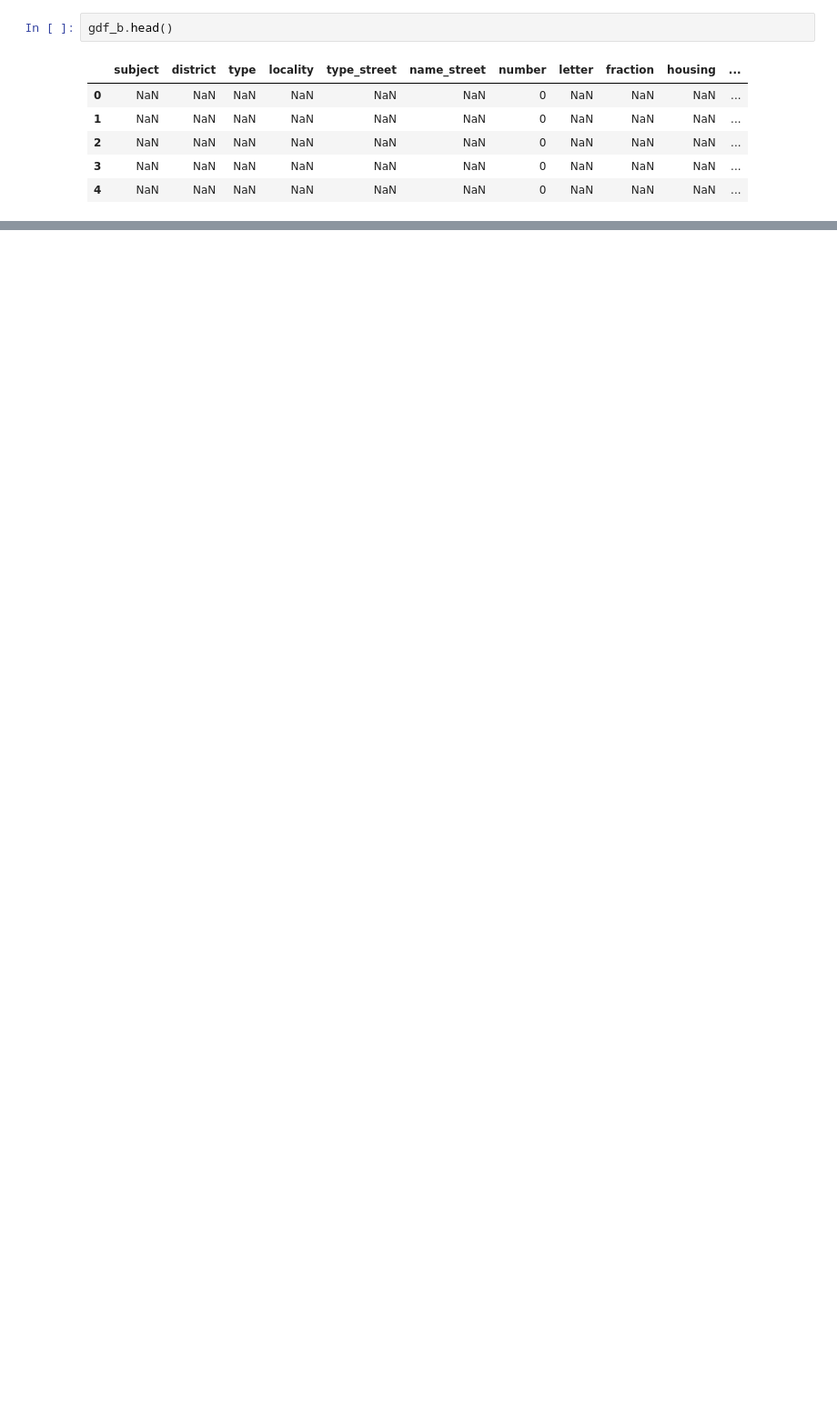
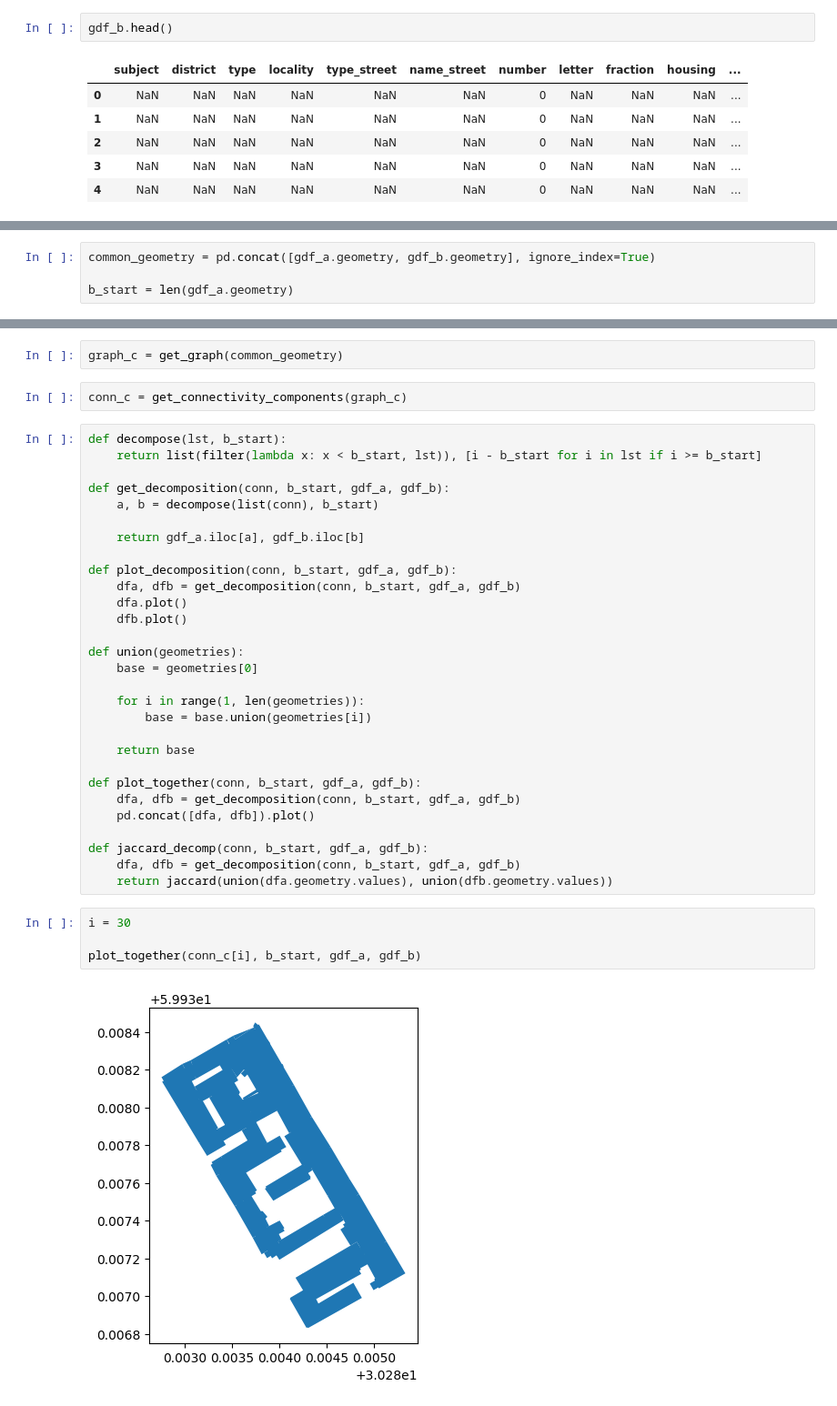
Before and after one commit to ilyakosstin/changellenge_case_MTS, a Jupyter notebook: main.ipynb, the cells around one changed output, grey strips where cells are left out. Shown at 91% size. Saved outputs shown, nothing was run; the diff lists cells and outputs as text; blank space fills up the shorter version.

Commit message:
found intersection connectivity in graphs and connected A and B tables

```diff
--- a/main.ipynb
+++ b/main.ipynb
@@ -179,0 +138,4 @@ gdf_a[gdf_a.geometry.apply(base.intersects)].plot()
+# %%
+common_geometry = pd.concat([gdf_a.geometry, gdf_b.geometry], ignore_index=True)
+
+b_start = len(gdf_a.geometry)
@@ -179,0 +146,39 @@ gdf_a[gdf_a.geometry.apply(base.intersects)].plot()
+# %%
+graph_c = get_graph(common_geometry)
+# %%
+conn_c = get_connectivity_components(graph_c)
+# %%
+def decompose(lst, b_start):
+    return list(filter(lambda x: x < b_start, lst)), [i - b_start for i in lst if i >= b_start]
+
+def get_decomposition(conn, b_start, gdf_a, gdf_b):
+    a, b = decompose(list(conn), b_start)
+
+    return gdf_a.iloc[a], gdf_b.iloc[b]
+
+def plot_decomposition(conn, b_start, gdf_a, gdf_b):
+    dfa, dfb = get_decomposition(conn, b_start, gdf_a, gdf_b)
+    dfa.plot()
+    dfb.plot()
+
+def union(geometries):
+    base = geometries[0]
+
+    for i in range(1, len(geometries)):
+        base = base.union(geometries[i])
+
+    return base
+
+def plot_together(conn, b_start, gdf_a, gdf_b):
+    dfa, dfb = get_decomposition(conn, b_start, gdf_a, gdf_b)
+    pd.concat([dfa, dfb]).plot()
+
+def jaccard_decomp(conn, b_start, gdf_a, gdf_b):
+    dfa, dfb = get_decomposition(conn, b_start, gdf_a, gdf_b)
+    return jaccard(union(dfa.geometry.values), union(dfb.geometry.values))
+# %%
+i = 30
+
+plot_together(conn_c[i], b_start, gdf_a, gdf_b)
+# %% [output]
+[figure, added]
```
Also changed, not shown: parts of 31 cells of this notebook.
